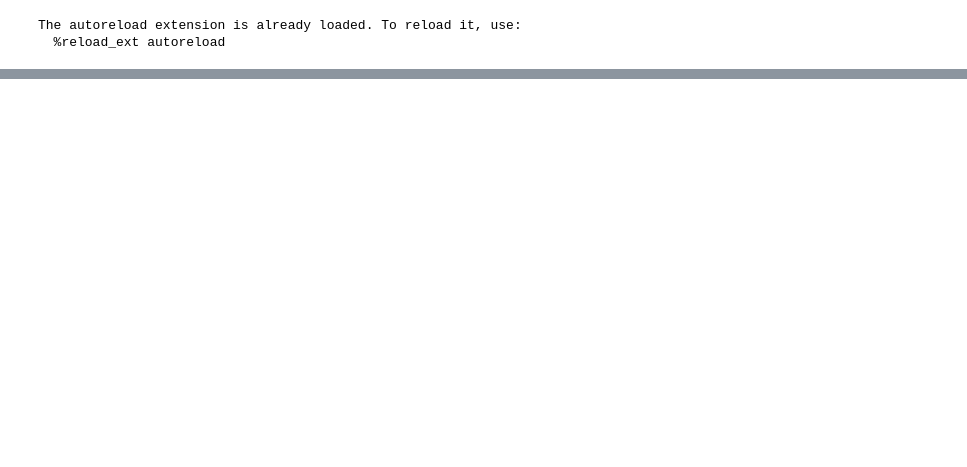
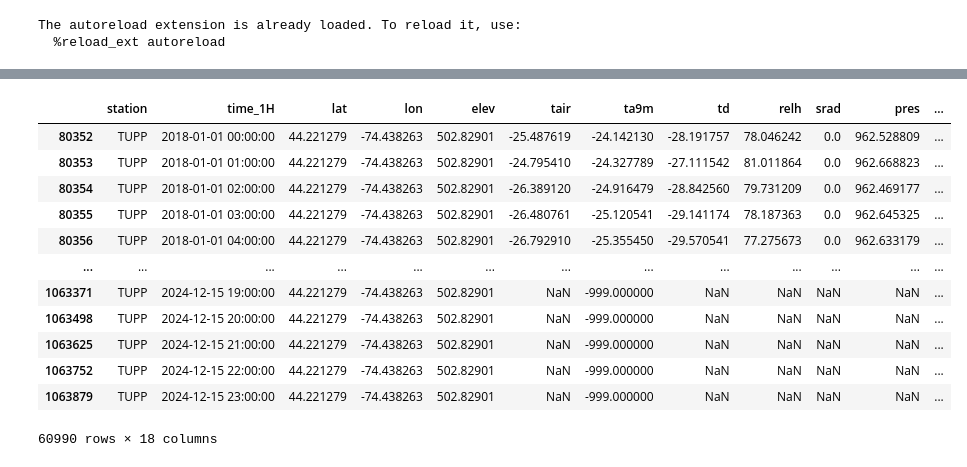
Before and after one commit to shmaronshmevans/nwp_bias, a Jupyter notebook: src/machine_learning/notebooks/scratch.ipynb, the cells around one changed output, grey strips where cells are left out. Cells and saved outputs as stored; diff of their text form; code cells hidden in the pictures; blank space fills up the shorter version.

```diff
--- a/src/machine_learning/notebooks/scratch.ipynb
+++ b/src/machine_learning/notebooks/scratch.ipynb
@@ -435,7 +444,7 @@ def load_nysm_data():
     nysm_1H = []
 
     # Loop through the years from 2018 to 2022 and read the corresponding parquet files.
-    for year in np.arange(2024, 2025):
+    for year in np.arange(2018, 2025):
         df = pd.read_parquet(f"{nysm_path}nysm_1H_obs_{year}.parquet")
         df.reset_index(inplace=True)
         nysm_1H.append(df)
@@ -451,7 +460,7 @@ def load_nysm_data():
     # if nysm_1H_obs['ta9m'].isna().mean() > 0.8:
     #     nysm_1H_obs.drop('ta9m', axis=1, inplace=True)
 
-    nysm_1H_obs.dropna(inplace=True)
+    # nysm_1H_obs.dropna(inplace=True)
 
     return nysm_1H_obs
 # %%
@@ -471,3 +491,21 @@ nysm_df =
+# %%
+df = df[df["station"] == "TUPP"]
+# %%
+df
+# %% [output]
+|  | station | time_1H | lat | lon | elev | tair | ta9m | td | relh | srad | pres | ... |
+| 80352 | TUPP | 2018-01-01 00:00:00 | 44.221279 | -74.438263 | 502.82901 | -25.487619 | -24.142130 | -28.191757 | 78.046242 | 0.0 | 962.528809 | ... |
+| 80353 | TUPP | 2018-01-01 01:00:00 | 44.221279 | -74.438263 | 502.82901 | -24.795410 | -24.327789 | -27.111542 | 81.011864 | 0.0 | 962.668823 | ... |
+| 80354 | TUPP | 2018-01-01 02:00:00 | 44.221279 | -74.438263 | 502.82901 | -26.389120 | -24.916479 | -28.842560 | 79.731209 | 0.0 | 962.469177 | ... |
+| 80355 | TUPP | 2018-01-01 03:00:00 | 44.221279 | -74.438263 | 502.82901 | -26.480761 | -25.120541 | -29.141174 | 78.187363 | 0.0 | 962.645325 | ... |
+| 80356 | TUPP | 2018-01-01 04:00:00 | 44.221279 | -74.438263 | 502.82901 | -26.792910 | -25.355450 | -29.570541 | 77.275673 | 0.0 | 962.633179 | ... |
+| ... | ... | ... | ... | ... | ... | ... | ... | ... | ... | ... | ... | ... |
+| 1063371 | TUPP | 2024-12-15 19:00:00 | 44.221279 | -74.438263 | 502.82901 | NaN | -999.000000 | NaN | NaN | NaN | NaN | ... |
+| 1063498 | TUPP | 2024-12-15 20:00:00 | 44.221279 | -74.438263 | 502.82901 | NaN | -999.000000 | NaN | NaN | NaN | NaN | ... |
+| 1063625 | TUPP | 2024-12-15 21:00:00 | 44.221279 | -74.438263 | 502.82901 | NaN | -999.000000 | NaN | NaN | NaN | NaN | ... |
+| 1063752 | TUPP | 2024-12-15 22:00:00 | 44.221279 | -74.438263 | 502.82901 | NaN | -999.000000 | NaN | NaN | NaN | NaN | ... |
+| 1063879 | TUPP | 2024-12-15 23:00:00 | 44.221279 | -74.438263 | 502.82901 | NaN | -999.000000 | NaN | NaN | NaN | NaN | ... |
+60990 rows × 18 columns
 # %%
 gfs = read_gfs_data("009")
 # %%
```
Also changed, not shown: parts of 10 cells of this notebook, 8 other files.
